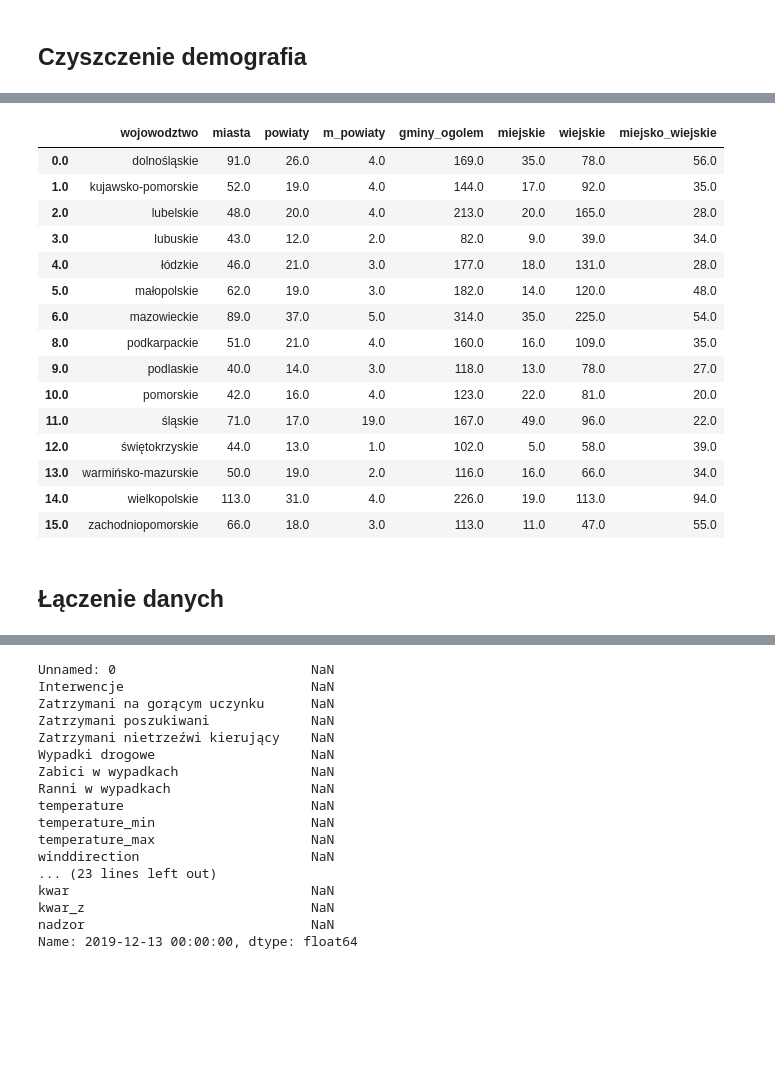
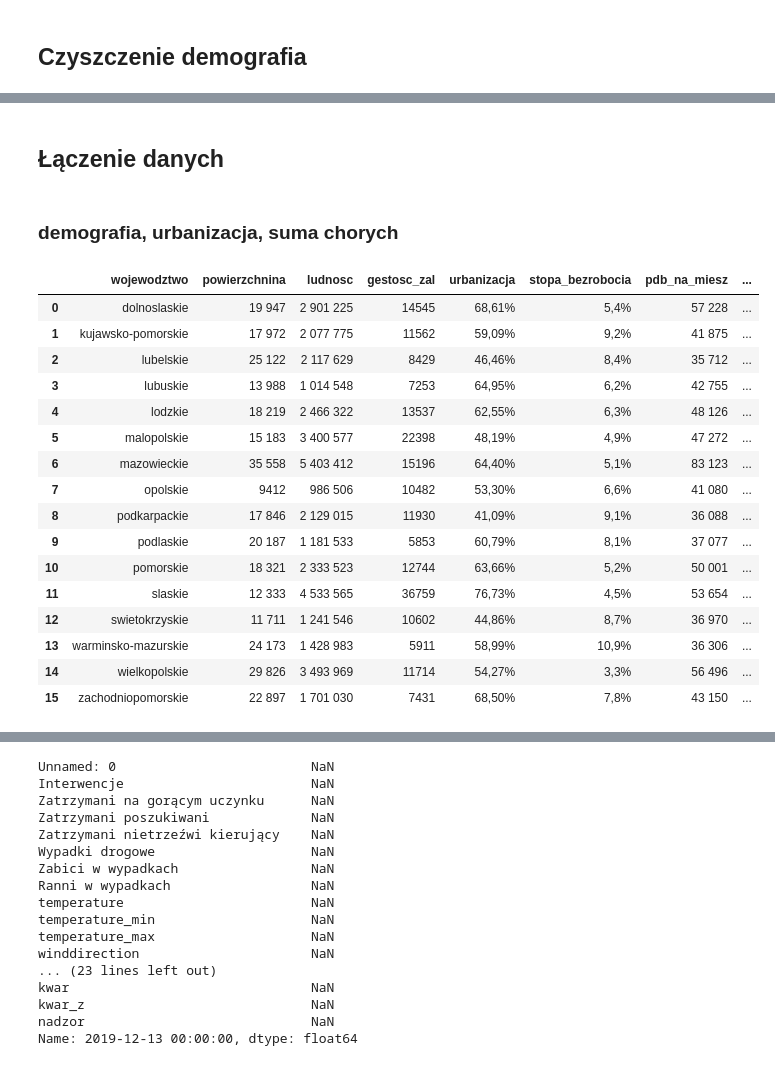
Before and after one commit to knmlprz/corona-analysis-1, a Jupyter notebook: notebooks/ImportDanych.ipynb, the cells around one changed output, grey strips where cells are left out. Saved outputs shown, nothing was run; the diff lists cells and outputs as text; code cells hidden in the pictures; blank space fills up the shorter version.

```diff
--- a/notebooks/ImportDanych.ipynb
+++ b/notebooks/ImportDanych.ipynb
@@ -318,23 +329,35 @@ demografia.head(5)
 # %%
-demografia.drop([np.nan, 17], inplace=True)
+demografia.drop([np.nan, 16,17], inplace=True)
-# %%
-demografia
-# %% [output]
-|  | wojowodztwo | miasta | powiaty | m_powiaty | gminy_ogolem | miejskie | wiejskie | miejsko_wiejskie |
-| 0.0 | dolnośląskie | 91.0 | 26.0 | 4.0 | 169.0 | 35.0 | 78.0 | 56.0 |
-| 1.0 | kujawsko-pomorskie | 52.0 | 19.0 | 4.0 | 144.0 | 17.0 | 92.0 | 35.0 |
-| 2.0 | lubelskie | 48.0 | 20.0 | 4.0 | 213.0 | 20.0 | 165.0 | 28.0 |
-| 3.0 | lubuskie | 43.0 | 12.0 | 2.0 | 82.0 | 9.0 | 39.0 | 34.0 |
-| 4.0 | łódzkie | 46.0 | 21.0 | 3.0 | 177.0 | 18.0 | 131.0 | 28.0 |
-| 5.0 | małopolskie | 62.0 | 19.0 | 3.0 | 182.0 | 14.0 | 120.0 | 48.0 |
-| 6.0 | mazowieckie | 89.0 | 37.0 | 5.0 | 314.0 | 35.0 | 225.0 | 54.0 |
-| 8.0 | podkarpackie | 51.0 | 21.0 | 4.0 | 160.0 | 16.0 | 109.0 | 35.0 |
-| 9.0 | podlaskie | 40.0 | 14.0 | 3.0 | 118.0 | 13.0 | 78.0 | 27.0 |
-| 10.0 | pomorskie | 42.0 | 16.0 | 4.0 | 123.0 | 22.0 | 81.0 | 20.0 |
-| 11.0 | śląskie | 71.0 | 17.0 | 19.0 | 167.0 | 49.0 | 96.0 | 22.0 |
-| 12.0 | świętokrzyskie | 44.0 | 13.0 | 1.0 | 102.0 | 5.0 | 58.0 | 39.0 |
-| 13.0 | warmińsko-mazurskie | 50.0 | 19.0 | 2.0 | 116.0 | 16.0 | 66.0 | 34.0 |
-| 14.0 | wielkopolskie | 113.0 | 31.0 | 4.0 | 226.0 | 19.0 | 113.0 | 94.0 |
-| 15.0 | zachodniopomorskie | 66.0 | 18.0 | 3.0 | 113.0 | 11.0 | 47.0 | 55.0 |
 # %% [markdown]
 ## Łączenie danych
+# %% [markdown]
+### demografia, urbanizacja, suma chorych
+# %%
+def strip_accents(text):
+    return unicodedata.normalize('NFKD', text).encode('ascii', 'ignore').decode("utf8")
+# %%
+df2 = urban.merge(demografia, on=["wojewodztwo"], how="outer")
+df2["wojewodztwo"] = df2["wojewodztwo"].apply(strip_accents)
+# %%
+df2.replace({"odzkie": "lodzkie",
+             "maopolskie": "malopolskie"}, inplace=True)
+# %%
+df2.head(20)
+# %% [output]
+|  | wojewodztwo | powierzchnina | ludnosc | gestosc_zal | urbanizacja | stopa_bezrobocia | pdb_na_miesz | ... |
+| 0 | dolnoslaskie | 19 947 | 2 901 225 | 14545 | 68,61% | 5,4% | 57 228 | ... |
+| 1 | kujawsko-pomorskie | 17 972 | 2 077 775 | 11562 | 59,09% | 9,2% | 41 875 | ... |
+| 2 | lubelskie | 25 122 | 2 117 629 | 8429 | 46,46% | 8,4% | 35 712 | ... |
+| 3 | lubuskie | 13 988 | 1 014 548 | 7253 | 64,95% | 6,2% | 42 755 | ... |
+| 4 | lodzkie | 18 219 | 2 466 322 | 13537 | 62,55% | 6,3% | 48 126 | ... |
+| 5 | malopolskie | 15 183 | 3 400 577 | 22398 | 48,19% | 4,9% | 47 272 | ... |
+| 6 | mazowieckie | 35 558 | 5 403 412 | 15196 | 64,40% | 5,1% | 83 123 | ... |
+| 7 | opolskie | 9412 | 986 506 | 10482 | 53,30% | 6,6% | 41 080 | ... |
+| 8 | podkarpackie | 17 846 | 2 129 015 | 11930 | 41,09% | 9,1% | 36 088 | ... |
+| 9 | podlaskie | 20 187 | 1 181 533 | 5853 | 60,79% | 8,1% | 37 077 | ... |
+| 10 | pomorskie | 18 321 | 2 333 523 | 12744 | 63,66% | 5,2% | 50 001 | ... |
+| 11 | slaskie | 12 333 | 4 533 565 | 36759 | 76,73% | 4,5% | 53 654 | ... |
+| 12 | swietokrzyskie | 11 711 | 1 241 546 | 10602 | 44,86% | 8,7% | 36 970 | ... |
+| 13 | warminsko-mazurskie | 24 173 | 1 428 983 | 5911 | 58,99% | 10,9% | 36 306 | ... |
+| 14 | wielkopolskie | 29 826 | 3 493 969 | 11714 | 54,27% | 3,3% | 56 496 | ... |
+| 15 | zachodniopomorskie | 22 897 | 1 701 030 | 7431 | 68,50% | 7,8% | 43 150 | ... |
```
Also changed, not shown: parts of 17 cells of this notebook, 1 other file.
